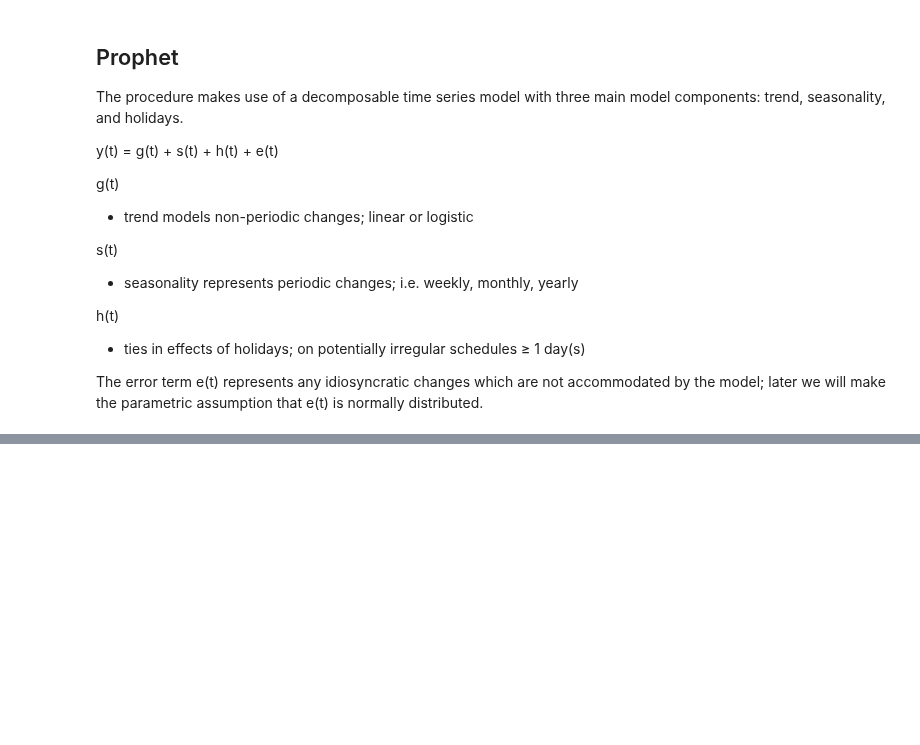
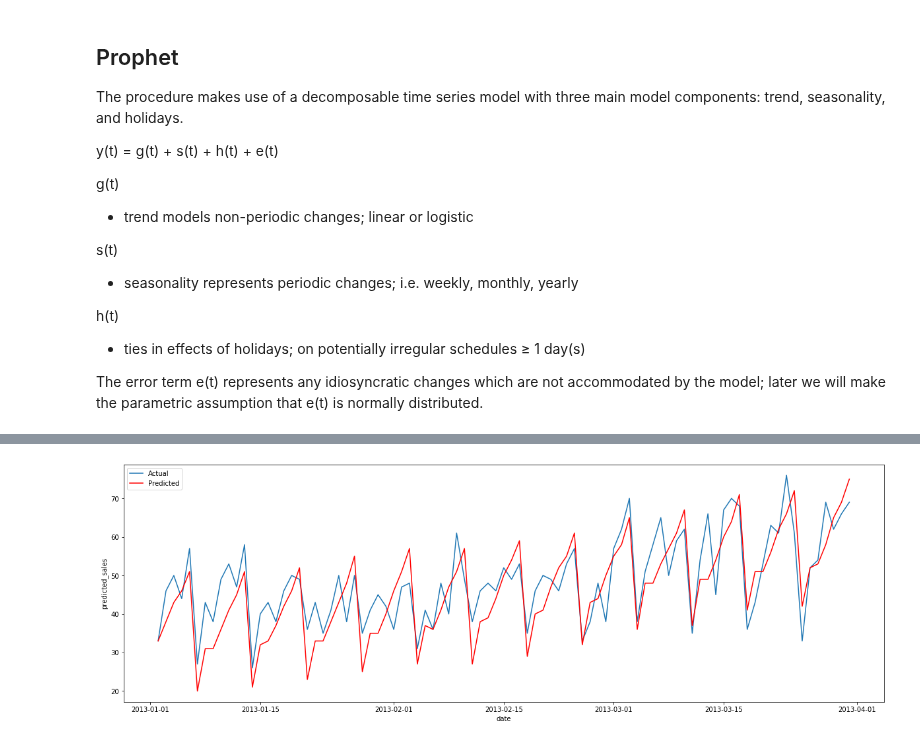
Before and after one commit to casperdamen123/data_science_projects_dip, a Jupyter notebook: notebooks/time_series_forecast_demand_modelling.ipynb, the cells around one changed output, grey strips where cells are left out. Saved outputs shown, nothing was run; the diff lists cells and outputs as text; code cells hidden in the pictures; blank space fills up the shorter version.

Commit message:
first prophet model added

```diff
--- a/notebooks/time_series_forecast_demand_modelling.ipynb
+++ b/notebooks/time_series_forecast_demand_modelling.ipynb
@@ -264,0 +341,2 @@ prophet.fit(prophet_df)
+# %%
+df_predictions_prophet = predict_prophet(list_train_df_split)
@@ -264,0 +370,9 @@ prophet.fit(prophet_df)
+# %%
+plot_original_predicted(df_predictions_prophet,
+                        min_date='2013-01-01',
+                        max_date='2013-04-01',
+                        store_id=2,
+                        item_id=2
+                       )
+# %% [output]
+[figure, added]
```
Also changed, not shown: parts of 26 cells of this notebook.
